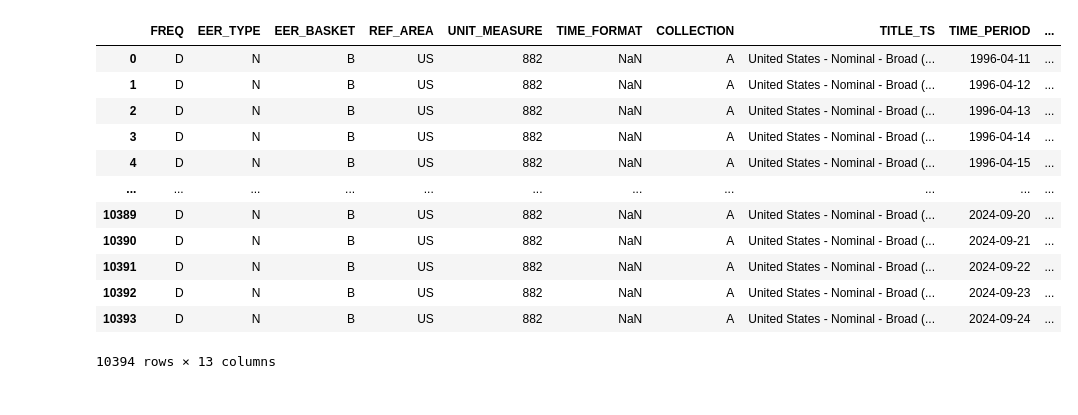
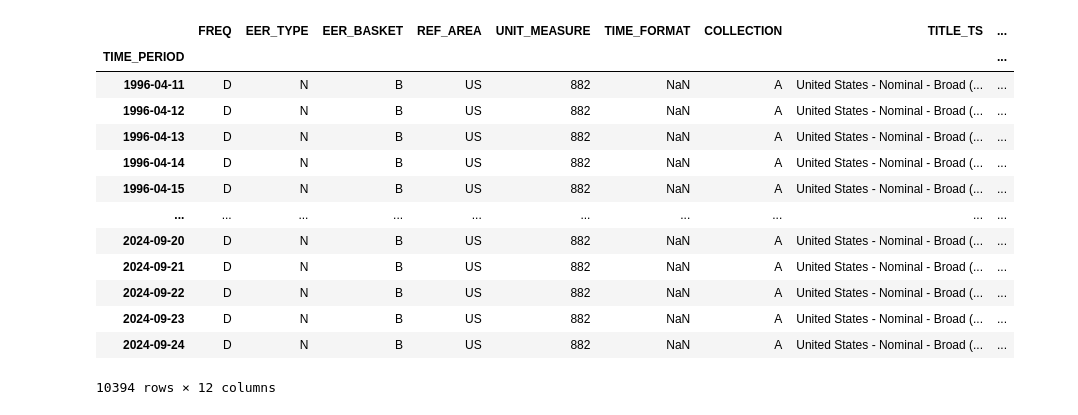
Before and after one commit to Pnwankwo2/M92, a Jupyter notebook: project_1.ipynb, the cells around one changed output. Cells and saved outputs as stored; diff of their text form; code cells hidden in the pictures.

```diff
--- a/project_1.ipynb
+++ b/project_1.ipynb
@@ -6,23 +36,25 @@ import pandas as pd
 # %%
 #Identify URL and create dataframe
-urls = ["https://stats.bis.org/api/v2/data/dataflow/BIS/WS_EER/1.0/D.N.B.US?format=csv"]
-df = pd.concat([pd.read_csv(url) for url in urls])
-
+df = pd.read_csv("https://stats.bis.org/api/v2/data/dataflow/BIS/WS_EER/1.0/D.N.B.US?format=csv",
+    index_col='TIME_PERIOD',
+    parse_dates=True
+)
 df
 # %% [output]
-|  | FREQ | EER_TYPE | EER_BASKET | REF_AREA | UNIT_MEASURE | TIME_FORMAT | COLLECTION | TITLE_TS | TIME_PERIOD | ... |
-| 0 | D | N | B | US | 882 | NaN | A | United States - Nominal - Broad (... | 1996-04-11 | ... |
-| 1 | D | N | B | US | 882 | NaN | A | United States - Nominal - Broad (... | 1996-04-12 | ... |
-| 2 | D | N | B | US | 882 | NaN | A | United States - Nominal - Broad (... | 1996-04-13 | ... |
-| 3 | D | N | B | US | 882 | NaN | A | United States - Nominal - Broad (... | 1996-04-14 | ... |
-| 4 | D | N | B | US | 882 | NaN | A | United States - Nominal - Broad (... | 1996-04-15 | ... |
-| ... | ... | ... | ... | ... | ... | ... | ... | ... | ... | ... |
-| 10389 | D | N | B | US | 882 | NaN | A | United States - Nominal - Broad (... | 2024-09-20 | ... |
-| 10390 | D | N | B | US | 882 | NaN | A | United States - Nominal - Broad (... | 2024-09-21 | ... |
-| 10391 | D | N | B | US | 882 | NaN | A | United States - Nominal - Broad (... | 2024-09-22 | ... |
-| 10392 | D | N | B | US | 882 | NaN | A | United States - Nominal - Broad (... | 2024-09-23 | ... |
-| 10393 | D | N | B | US | 882 | NaN | A | United States - Nominal - Broad (... | 2024-09-24 | ... |
+|  | FREQ | EER_TYPE | EER_BASKET | REF_AREA | UNIT_MEASURE | TIME_FORMAT | COLLECTION | TITLE_TS | ... |
+| TIME_PERIOD |  |  |  |  |  |  |  |  | ... |
+| 1996-04-11 | D | N | B | US | 882 | NaN | A | United States - Nominal - Broad (... | ... |
+| 1996-04-12 | D | N | B | US | 882 | NaN | A | United States - Nominal - Broad (... | ... |
+| 1996-04-13 | D | N | B | US | 882 | NaN | A | United States - Nominal - Broad (... | ... |
+| 1996-04-14 | D | N | B | US | 882 | NaN | A | United States - Nominal - Broad (... | ... |
+| 1996-04-15 | D | N | B | US | 882 | NaN | A | United States - Nominal - Broad (... | ... |
+| ... | ... | ... | ... | ... | ... | ... | ... | ... | ... |
+| 2024-09-20 | D | N | B | US | 882 | NaN | A | United States - Nominal - Broad (... | ... |
+| 2024-09-21 | D | N | B | US | 882 | NaN | A | United States - Nominal - Broad (... | ... |
+| 2024-09-22 | D | N | B | US | 882 | NaN | A | United States - Nominal - Broad (... | ... |
+| 2024-09-23 | D | N | B | US | 882 | NaN | A | United States - Nominal - Broad (... | ... |
+| 2024-09-24 | D | N | B | US | 882 | NaN | A | United States - Nominal - Broad (... | ... |
-10394 rows × 13 columns
+10394 rows × 12 columns
 # %%
 #Drop unwanted columns
 df_filtered_columns = df.drop(['FREQ','EER_TYPE','EER_BASKET','REF_AREA','UNIT_MEASURE','TIME_FORMAT','COLLECTION','TITLE_TS','OBS_STATUS','OBS_CONF','OBS_PRE_BREAK'], axis=1)
```
Also changed, not shown: parts of 10 cells of this notebook.
